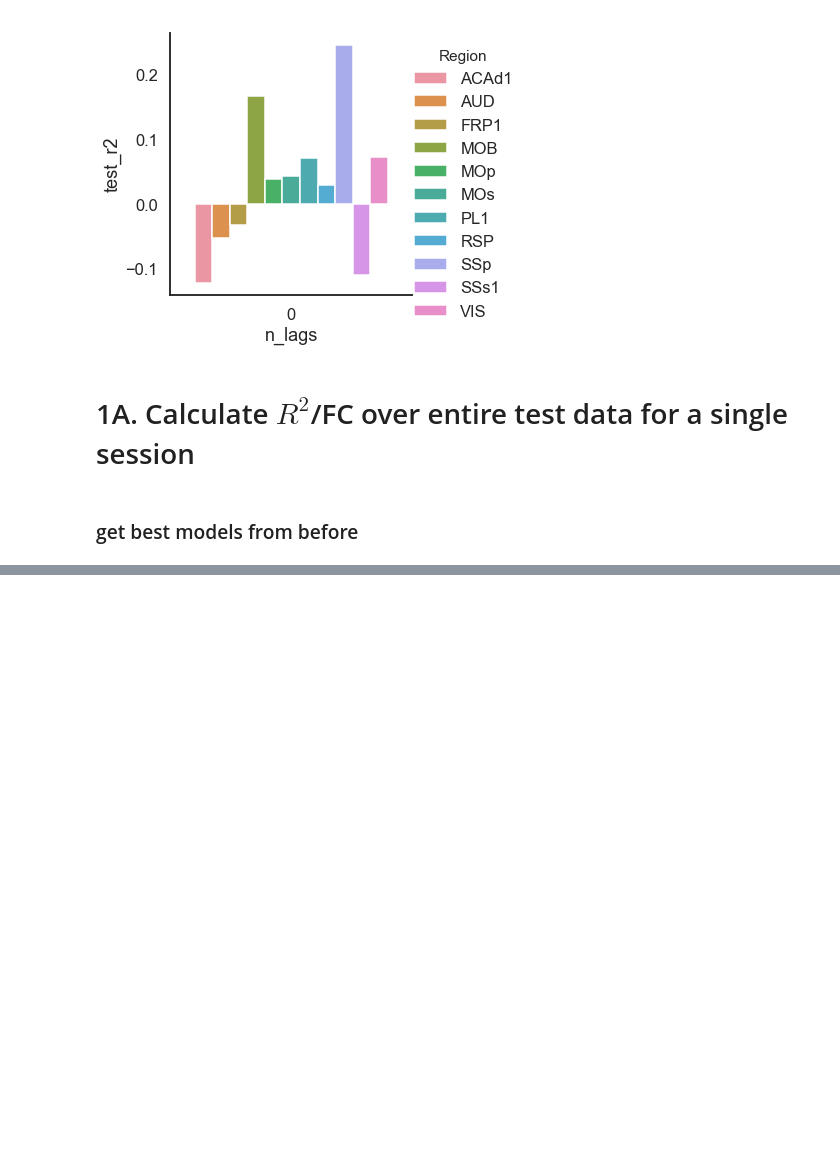
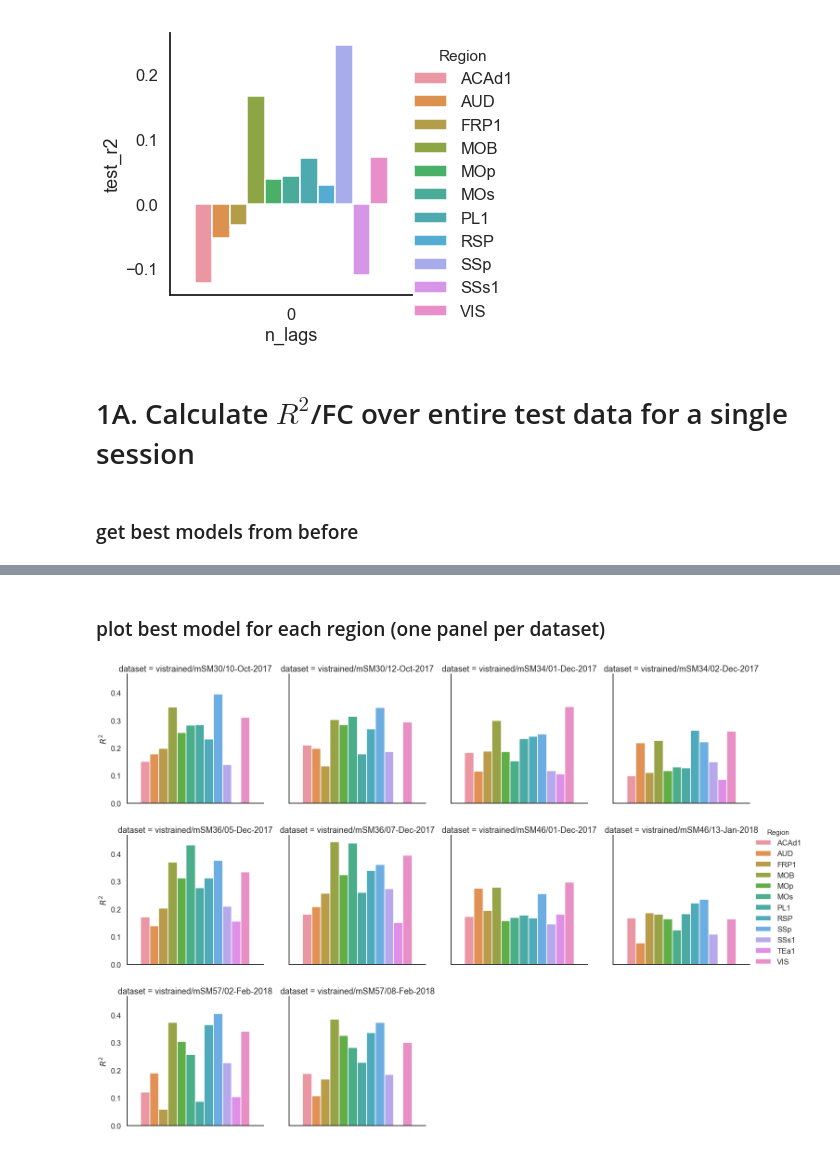
Before and after one commit to themattinthehatt/behavenet, a Jupyter notebook: behavenet/analyses/notebooks/decoder_multi-region.ipynb, the cells around one changed output, grey strips where cells are left out. Saved outputs shown, nothing was run; the diff lists cells and outputs as text; code cells hidden in the pictures; blank space fills up the shorter version.

```diff
--- a/behavenet/analyses/notebooks/decoder_multi-region.ipynb
+++ b/behavenet/analyses/notebooks/decoder_multi-region.ipynb
@@ -307,0 +275,28 @@ plt.show()
+# %% [markdown]
+### plot best model for each region (one panel per dataset)
+# %%
+sns.set_style('white'); sns.set_context('talk')
+data_queried = all_test_r2s_df.groupby(['region', 'dataset']).max().reset_index()
+splt = sns.catplot(
+    x='n_lags', y='r2', hue='region', kind='bar', col='dataset', col_wrap=4,
+    data=data_queried)
+# splt.ax.set_ylabel('$R^2$')
+# splt.ax.set_xlabel('Neural lags')
+splt._legend.set_title('Region')
+# splt.ax.set_ylim([-0.1, 0.2])
+for ax in splt.axes:
+    ax.set_xlabel('')
+    ax.set_xticklabels('')
+    if len(ax.get_ylabel()) > 0:
+        ax.set_ylabel('$R^2$')
+
+if save_outputs:
+    save_file = os.path.join(
+        results_dir, '%s_decoder_R2s_by_dataset-region' % hparams['lab'])
+else:
+    save_file = None
+if save_file is not None:
+    plt.savefig(save_file + '.jpg', dpi=300, format='jpeg')
+plt.show()
+# %% [output]
+[figure, added]
```
Also changed, not shown: parts of 13 cells of this notebook, 2 other files.
